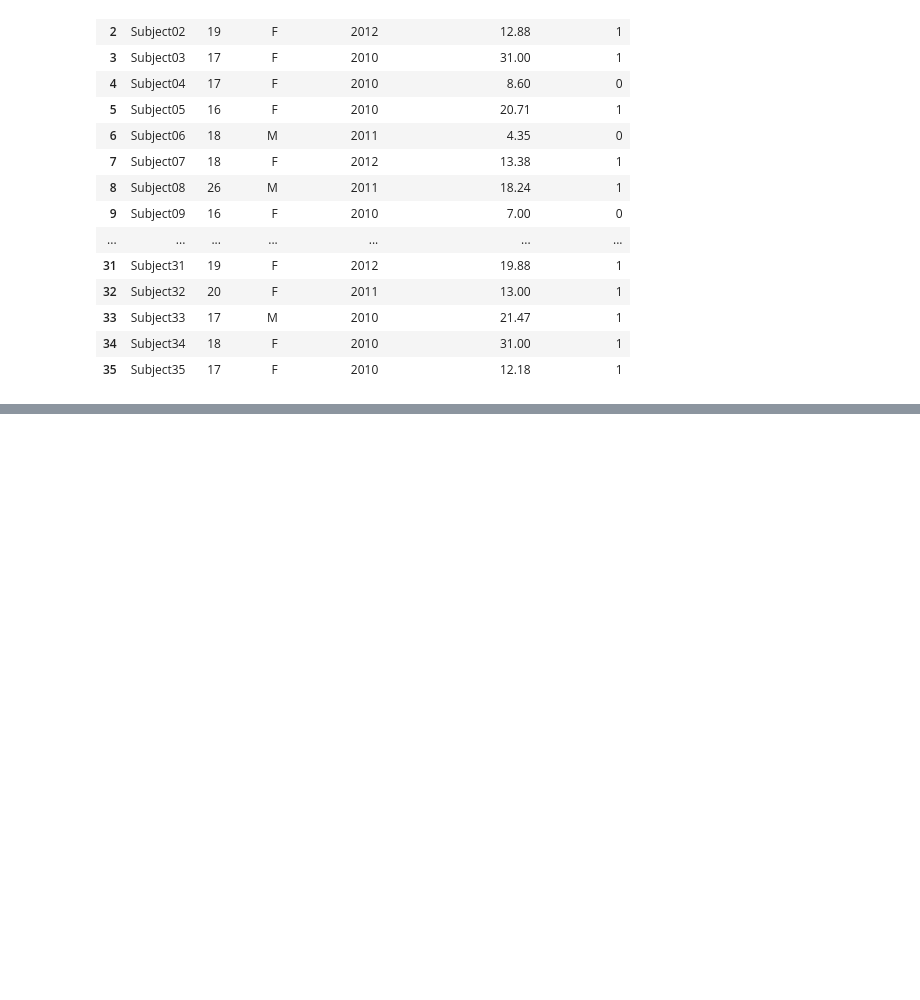
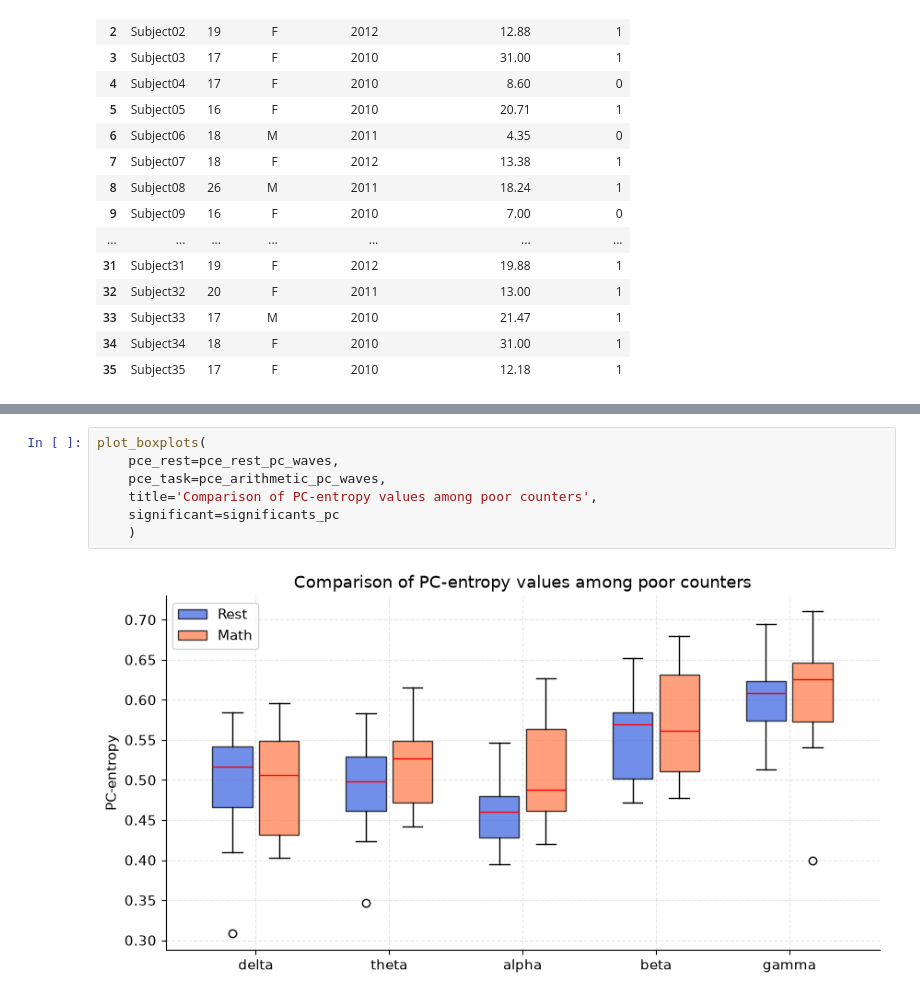
Before and after one commit to francodesource/principal-component-entropy, a Jupyter notebook: pce.ipynb, the cells around one changed output, grey strips where cells are left out. Drawn from its saved outputs; the diff is of its cells as text; blank space fills up the shorter version.

```diff
--- a/pce.ipynb
+++ b/pce.ipynb
@@ -390,0 +735,9 @@ info
+# %%
+plot_boxplots(
+    pce_rest=pce_rest_pc_waves,
+    pce_task=pce_arithmetic_pc_waves,
+    title='Comparison of PC-entropy values among poor counters',
+    significant=significants_pc
+    )
+# %% [output]
+[figure, added]
```
Also changed, not shown: parts of 26 cells of this notebook.
